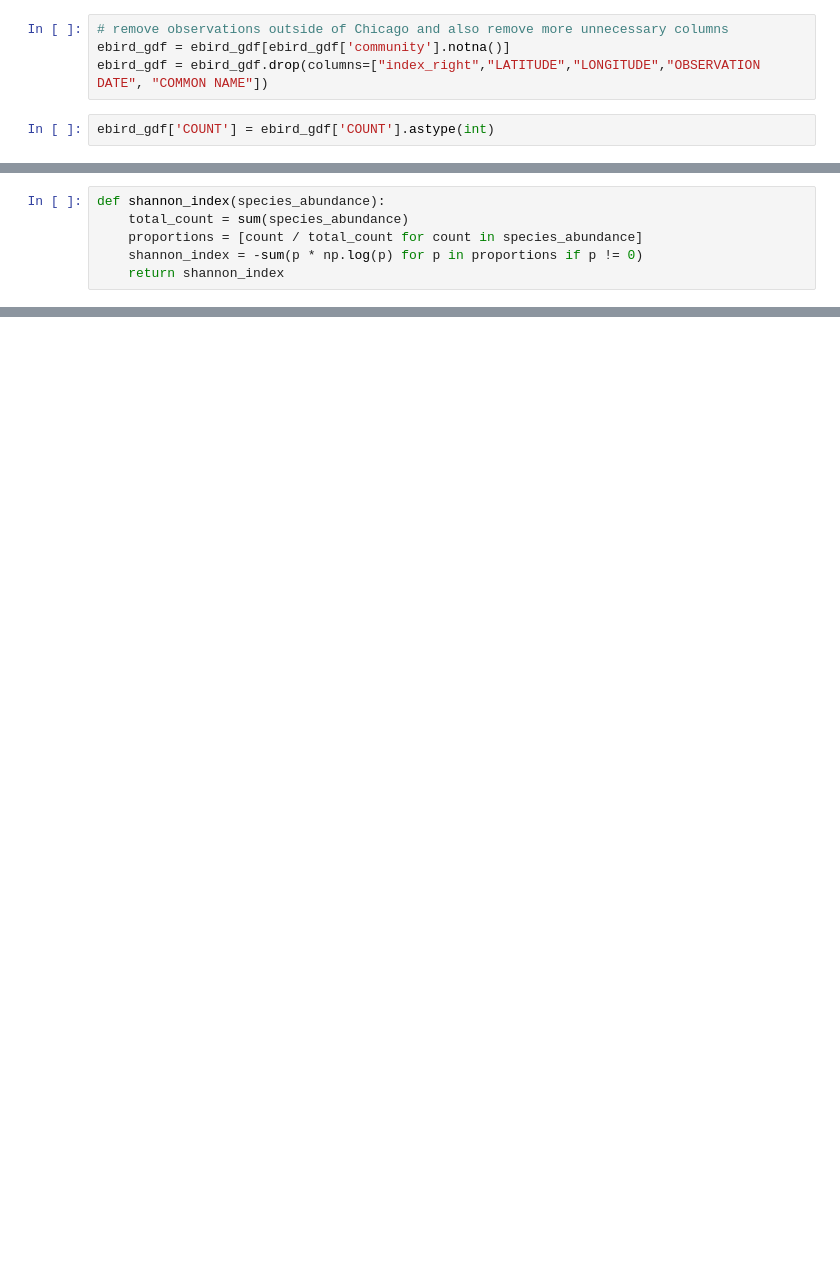
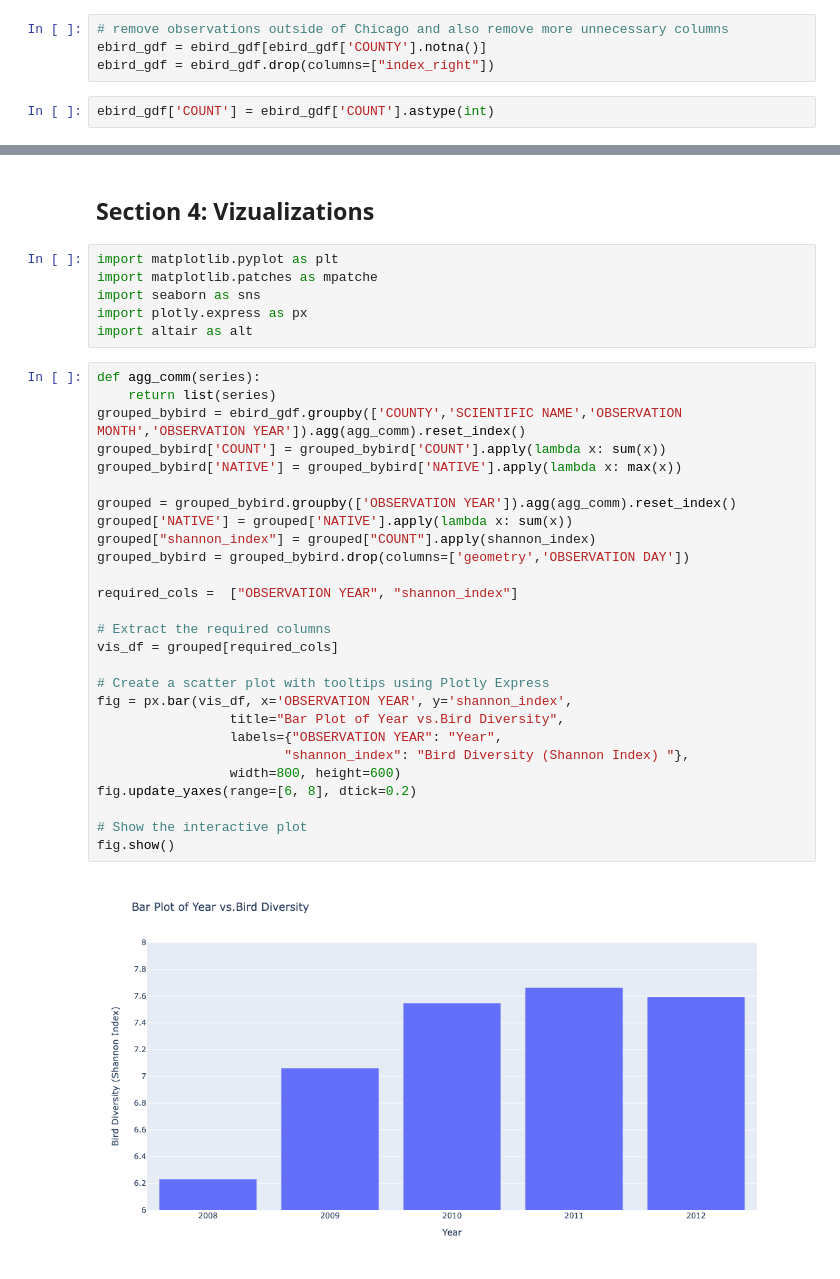
Before and after one commit to uic-cs418/group-project-the-data-sleuths, a Jupyter notebook: eBirdClean.ipynb, the cells around one changed output, grey strips where cells are left out. Drawn from its saved outputs; the diff is of its cells as text; blank space fills up the shorter version.

```diff
--- a/eBirdClean.ipynb
+++ b/eBirdClean.ipynb
@@ -89,6 +107,6 @@ ebird_gdf.head()
 # %%
 # remove observations outside of Chicago and also remove more unnecessary columns
-ebird_gdf = ebird_gdf[ebird_gdf['community'].notna()]
-ebird_gdf = ebird_gdf.drop(columns=["index_right","LATITUDE","LONGITUDE","OBSERVATION DATE", "COMMON NAME"])
+ebird_gdf = ebird_gdf[ebird_gdf['COUNTY'].notna()]
+ebird_gdf = ebird_gdf.drop(columns=["index_right"])
 # %%
 ebird_gdf['COUNT'] = ebird_gdf['COUNT'].astype(int)
@@ -141,6 +112,0 @@ final_df["PovertyFlag"] = final_df.apply(lambda x: "Poor" if x["PER CAPITA INCOM
-# %%
-def shannon_index(species_abundance):
-    total_count = sum(species_abundance)
-    proportions = [count / total_count for count in species_abundance]
-    shannon_index = -sum(p * np.log(p) for p in proportions if p != 0)
-    return shannon_index
@@ -161,0 +137,37 @@ final_df.head()
+# %% [markdown]
+## Section 4: Vizualizations
+# %%
+import matplotlib.pyplot as plt
+import matplotlib.patches as mpatche
+import seaborn as sns
+import plotly.express as px
+import altair as alt
+# %%
+def agg_comm(series):
+    return list(series)
+grouped_bybird = ebird_gdf.groupby(['COUNTY','SCIENTIFIC NAME','OBSERVATION MONTH','OBSERVATION YEAR']).agg(agg_comm).reset_index()
+grouped_bybird['COUNT'] = grouped_bybird['COUNT'].apply(lambda x: sum(x))
+grouped_bybird['NATIVE'] = grouped_bybird['NATIVE'].apply(lambda x: max(x))
+
+grouped = grouped_bybird.groupby(['OBSERVATION YEAR']).agg(agg_comm).reset_index()
+grouped['NATIVE'] = grouped['NATIVE'].apply(lambda x: sum(x))
+grouped["shannon_index"] = grouped["COUNT"].apply(shannon_index)
+grouped_bybird = grouped_bybird.drop(columns=['geometry','OBSERVATION DAY'])
+
+required_cols =  ["OBSERVATION YEAR", "shannon_index"]
+
+# Extract the required columns
+vis_df = grouped[required_cols]
+
+# Create a scatter plot with tooltips using Plotly Express
+fig = px.bar(vis_df, x='OBSERVATION YEAR', y='shannon_index',
+                 title="Bar Plot of Year vs.Bird Diversity",
+                 labels={"OBSERVATION YEAR": "Year",
+                        "shannon_index": "Bird Diversity (Shannon Index) "},
+                 width=800, height=600)
+fig.update_yaxes(range=[6, 8], dtick=0.2)
+
+# Show the interactive plot
+fig.show()
+# %% [output]
+[figure, added]
```
Also changed, not shown: parts of 32 cells of this notebook, 1 other file.
